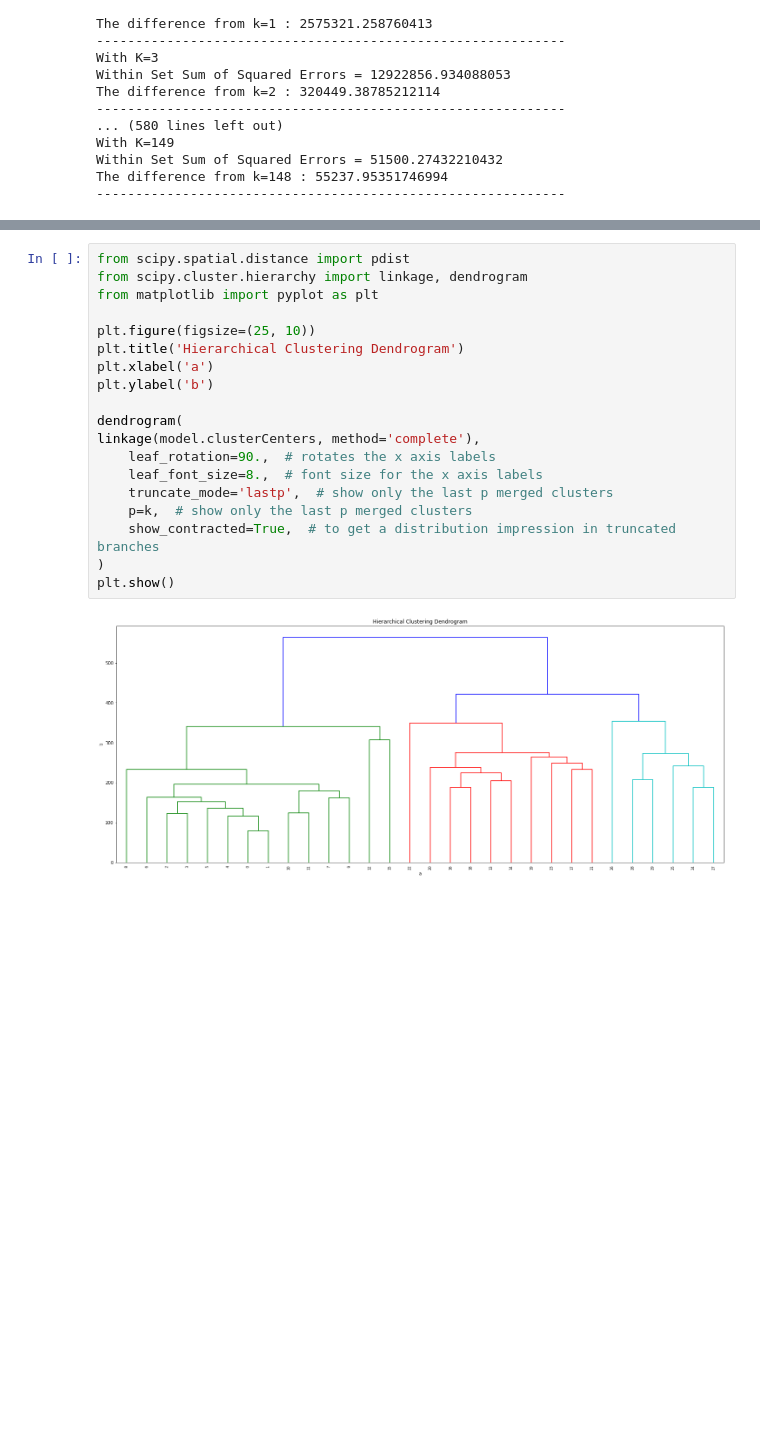
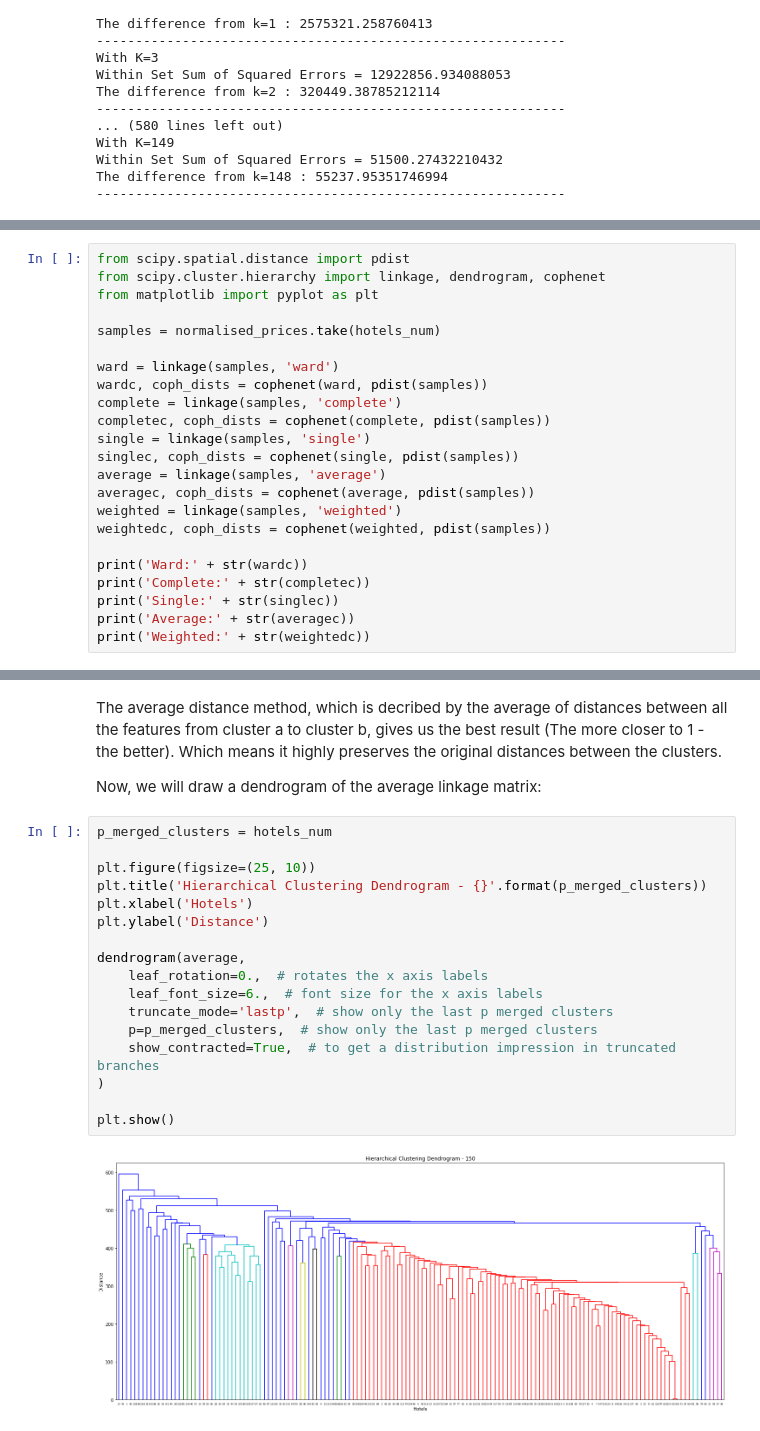
Before and after one commit to ItayGabbay/HotelsDataResearch, a Jupyter notebook: Spark/Question3.ipynb, the cells around one changed output, grey strips where cells are left out. Saved outputs shown, nothing was run; the diff lists cells and outputs as text; blank space fills up the shorter version.

Commit message:
Finishing the data exploration but explaining the choose of the k clusters

```diff
--- a/Spark/Question3.ipynb
+++ b/Spark/Question3.ipynb
@@ -309,0 +369,23 @@ Within Set Sum of Squared Errors = 9369511.300963003
+# %%
+from scipy.spatial.distance import pdist
+from scipy.cluster.hierarchy import linkage, dendrogram, cophenet
+from matplotlib import pyplot as plt
+
+samples = normalised_prices.take(hotels_num)
+
+ward = linkage(samples, 'ward')
+wardc, coph_dists = cophenet(ward, pdist(samples))
+complete = linkage(samples, 'complete')
+completec, coph_dists = cophenet(complete, pdist(samples))
+single = linkage(samples, 'single')
+singlec, coph_dists = cophenet(single, pdist(samples))
+average = linkage(samples, 'average')
+averagec, coph_dists = cophenet(average, pdist(samples))
+weighted = linkage(samples, 'weighted')
+weightedc, coph_dists = cophenet(weighted, pdist(samples))
+
+print('Ward:' + str(wardc))
+print('Complete:' + str(completec))
+print('Single:' + str(singlec))
+print('Average:' + str(averagec))
+print('Weighted:' + str(weightedc))
@@ -310,21 +398,23 @@ Within Set Sum of Squared Errors = 9369511.300963003
+# %% [markdown]
+The average distance method, which is decribed by the average of distances between all the features from cluster a to cluster b, gives us the best result (The more closer to 1 - the better). Which means it highly preserves the original distances between the clusters.
+
+Now, we will draw a dendrogram of the average linkage matrix:
 # %%
-from scipy.spatial.distance import pdist
-from scipy.cluster.hierarchy import linkage, dendrogram
-from matplotlib import pyplot as plt
+p_merged_clusters = hotels_num
 
 plt.figure(figsize=(25, 10))
-plt.title('Hierarchical Clustering Dendrogram')
-plt.xlabel('a')
-plt.ylabel('b')
+plt.title('Hierarchical Clustering Dendrogram - {}'.format(p_merged_clusters))
+plt.xlabel('Hotels')
+plt.ylabel('Distance')
 
-dendrogram(
-linkage(model.clusterCenters, method='complete'),
-    leaf_rotation=90.,  # rotates the x axis labels
-    leaf_font_size=8.,  # font size for the x axis labels
+dendrogram(average,
+    leaf_rotation=0.,  # rotates the x axis labels
+    leaf_font_size=6.,  # font size for the x axis labels
     truncate_mode='lastp',  # show only the last p merged clusters
-    p=k,  # show only the last p merged clusters
+    p=p_merged_clusters,  # show only the last p merged clusters
     show_contracted=True,  # to get a distribution impression in truncated branches
 )
+
 plt.show()
 # %% [output]
-[figure, old version]
+[figure, new version]
```
Also changed, not shown: parts of 13 cells of this notebook.
